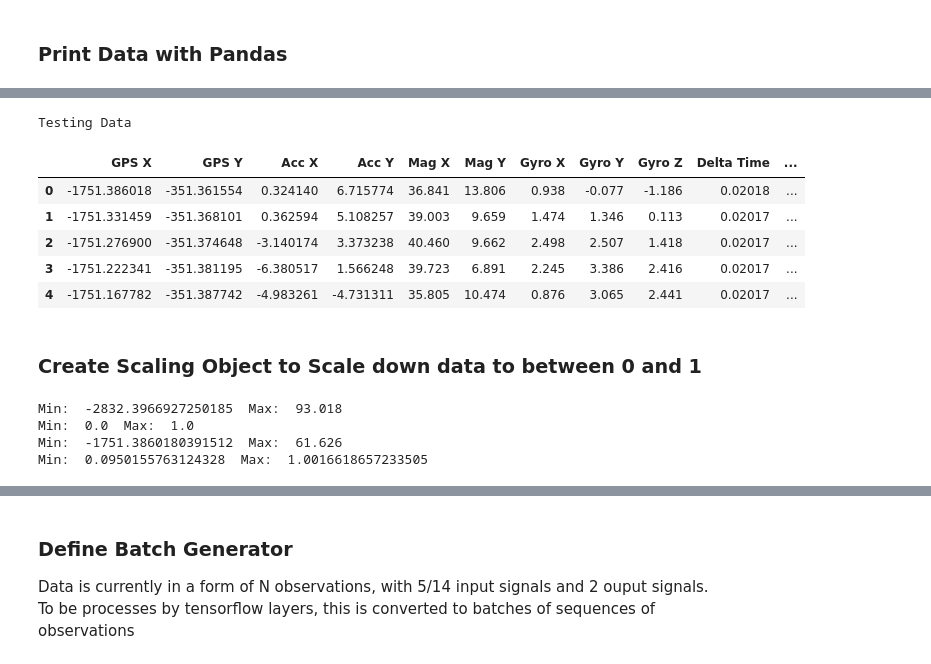
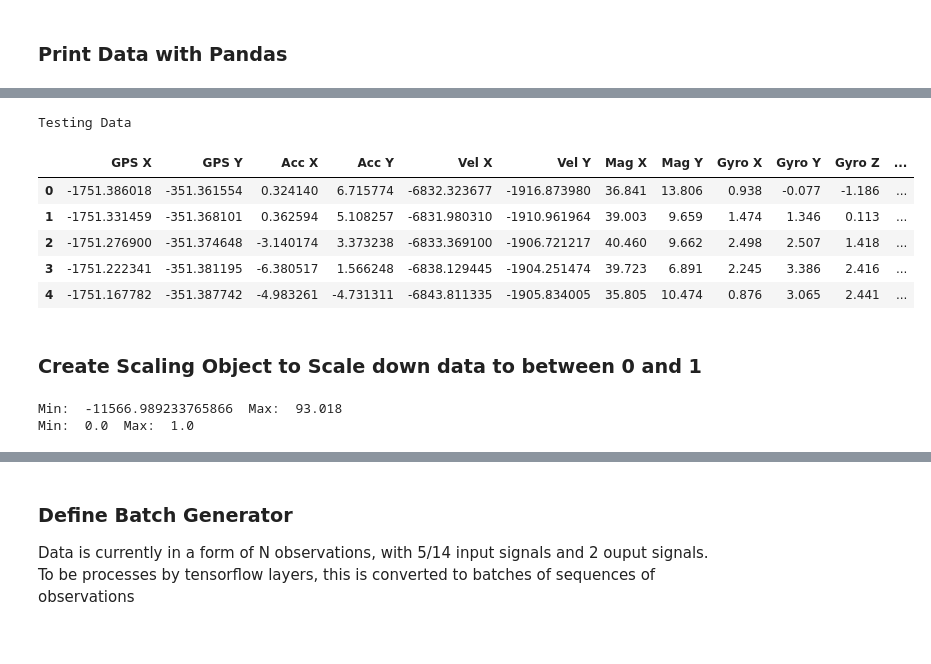
Before and after one commit to harrywaugh/ActivityTrackingWithSensorFusion, a Jupyter notebook: Analyse IMU Stream-RNN.ipynb, the cells around one changed output, grey strips where cells are left out. Saved outputs shown, nothing was run; the diff lists cells and outputs as text; code cells hidden in the pictures.

```diff
--- a/Analyse IMU Stream-RNN.ipynb
+++ b/Analyse IMU Stream-RNN.ipynb
@@ -64,7 +64,7 @@ def create_input_and_output(data, just_acc=False):
     if (just_acc):
         input_data = np.concatenate((gps, acc, delta_time), axis=1)
     else:
-        input_data = np.concatenate((gps, acc, mag, gyro, delta_time), axis=1)
+        input_data = np.concatenate((gps, acc, vel, mag, gyro, delta_time), axis=1)
     return input_data, ground_truth
 
 ## Split data for training and testing
@@ -112,39 +113,46 @@ Training Data
 # %%
 if(False):
     test_frame = pd.DataFrame(np.concatenate((test_data, test_labels), axis=1),
                                                  columns=['GPS X', 'GPS Y', 'Acc X', 'Acc Y',
                                                           'Delta Time', 'Ground Truth X', 'Ground_Truth Y'])
 else:
     test_frame = pd.DataFrame(np.concatenate((test_data, test_labels), axis=1),
                                                  columns=['GPS X', 'GPS Y', 'Acc X', 'Acc Y',
+                                                          'Vel X', 'Vel Y',
                                                           'Mag X', 'Mag Y',
                                                           'Gyro X', 'Gyro Y', 'Gyro Z',
                                                           'Delta Time', 'Ground Truth X', 'Ground_Truth Y'])
 print("Testing Data")
 display(test_frame.head(5))
 # %% [output]
 Testing Data
-|  | GPS X | GPS Y | Acc X | Acc Y | Mag X | Mag Y | Gyro X | Gyro Y | Gyro Z | Delta Time | ... |
-| 0 | -1751.386018 | -351.361554 | 0.324140 | 6.715774 | 36.841 | 13.806 | 0.938 | -0.077 | -1.186 | 0.02018 | ... |
-| 1 | -1751.331459 | -351.368101 | 0.362594 | 5.108257 | 39.003 | 9.659 | 1.474 | 1.346 | 0.113 | 0.02017 | ... |
-| 2 | -1751.276900 | -351.374648 | -3.140174 | 3.373238 | 40.460 | 9.662 | 2.498 | 2.507 | 1.418 | 0.02017 | ... |
-| 3 | -1751.222341 | -351.381195 | -6.380517 | 1.566248 | 39.723 | 6.891 | 2.245 | 3.386 | 2.416 | 0.02017 | ... |
-| 4 | -1751.167782 | -351.387742 | -4.983261 | -4.731311 | 35.805 | 10.474 | 0.876 | 3.065 | 2.441 | 0.02017 | ... |
+|  | GPS X | GPS Y | Acc X | Acc Y | Vel X | Vel Y | Mag X | Mag Y | Gyro X | Gyro Y | Gyro Z | ... |
+| 0 | -1751.386018 | -351.361554 | 0.324140 | 6.715774 | -6832.323677 | -1916.873980 | 36.841 | 13.806 | 0.938 | -0.077 | -1.186 | ... |
+| 1 | -1751.331459 | -351.368101 | 0.362594 | 5.108257 | -6831.980310 | -1910.961964 | 39.003 | 9.659 | 1.474 | 1.346 | 0.113 | ... |
+| 2 | -1751.276900 | -351.374648 | -3.140174 | 3.373238 | -6833.369100 | -1906.721217 | 40.460 | 9.662 | 2.498 | 2.507 | 1.418 | ... |
+| 3 | -1751.222341 | -351.381195 | -6.380517 | 1.566248 | -6838.129445 | -1904.251474 | 39.723 | 6.891 | 2.245 | 3.386 | 2.416 | ... |
+| 4 | -1751.167782 | -351.387742 | -4.983261 | -4.731311 | -6843.811335 | -1905.834005 | 35.805 | 10.474 | 0.876 | 3.065 | 2.441 | ... |
 # %% [markdown]
 ### Create Scaling Object to Scale down data to between 0 and 1
 # %%
+# x_scaler = MinMaxScaler()
+# x_scaler.fit(training_data*2)
+# scaled_training_data = x_scaler.transform(training_data)
+# scaled_test_data = x_scaler.transform(test_data)
+
+# print("Min: ", np.min(training_data), " Max: ", np.max(training_data))
+# print("Min: ", np.min(scaled_training_data), " Max: ", np.max(scaled_training_data))
+
+# print("Min: ", np.min(test_data), " Max: ", np.max(test_data))
+# print("Min: ", np.min(scaled_test_data), " Max: ", np.max(scaled_test_data))
+
+
+
 x_scaler = MinMaxScaler()
-x_scaler.fit(training_data*2)
-scaled_training_data = x_scaler.transform(training_data)
+scaled_training_data = x_scaler.fit_transform(training_data)
 scaled_test_data = x_scaler.transform(test_data)
-
 print("Min: ", np.min(training_data), " Max: ", np.max(training_data))
 print("Min: ", np.min(scaled_training_data), " Max: ", np.max(scaled_training_data))
-
-print("Min: ", np.min(test_data), " Max: ", np.max(test_data))
-print("Min: ", np.min(scaled_test_data), " Max: ", np.max(scaled_test_data))
 # %% [output]
-Min:  -2832.3966927250185  Max:  93.018
+Min:  -11566.989233765866  Max:  93.018
 Min:  0.0  Max:  1.0
-Min:  -1751.3860180391512  Max:  61.626
-Min:  0.0950155763124328  Max:  1.0016618657233505
```
Also changed, not shown: parts of 16 cells of this notebook, 2 other files.
